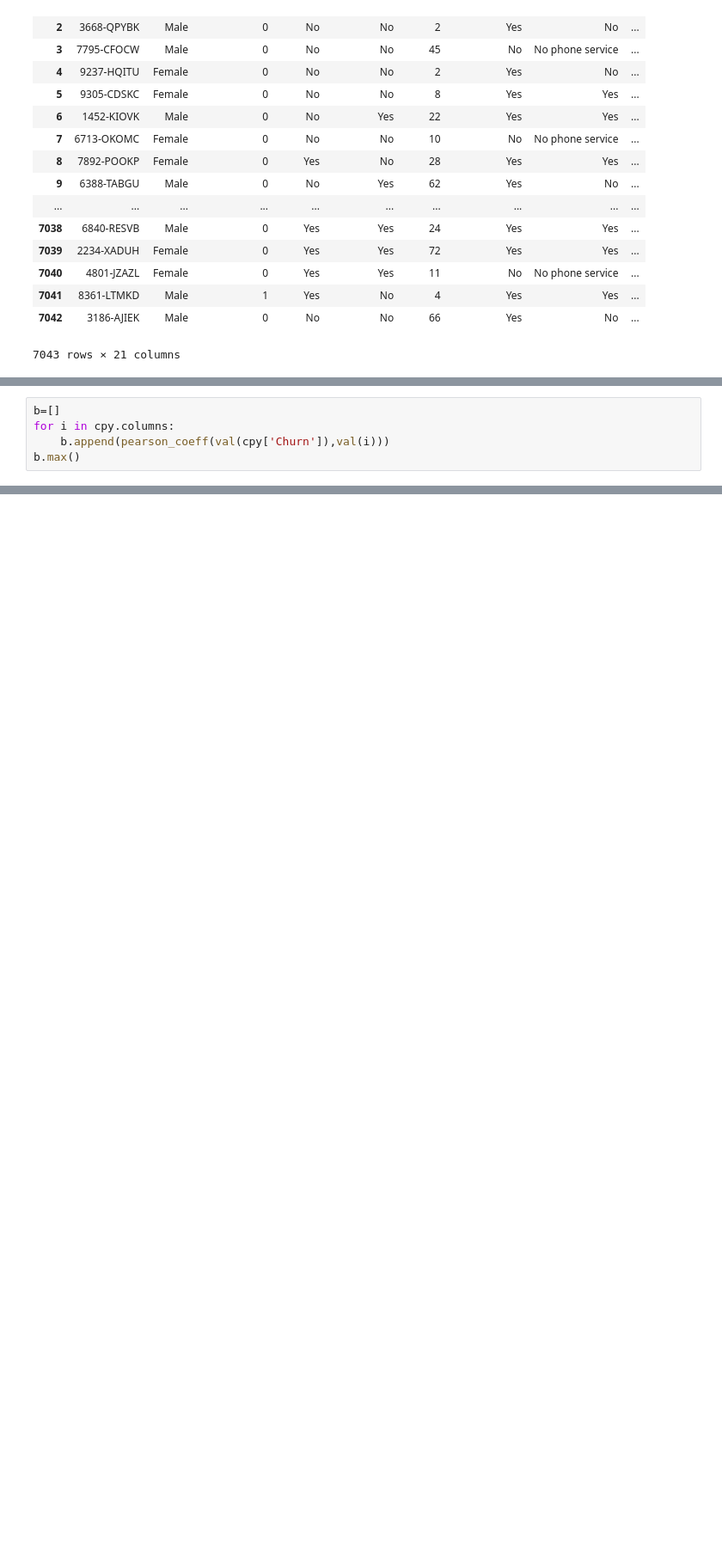
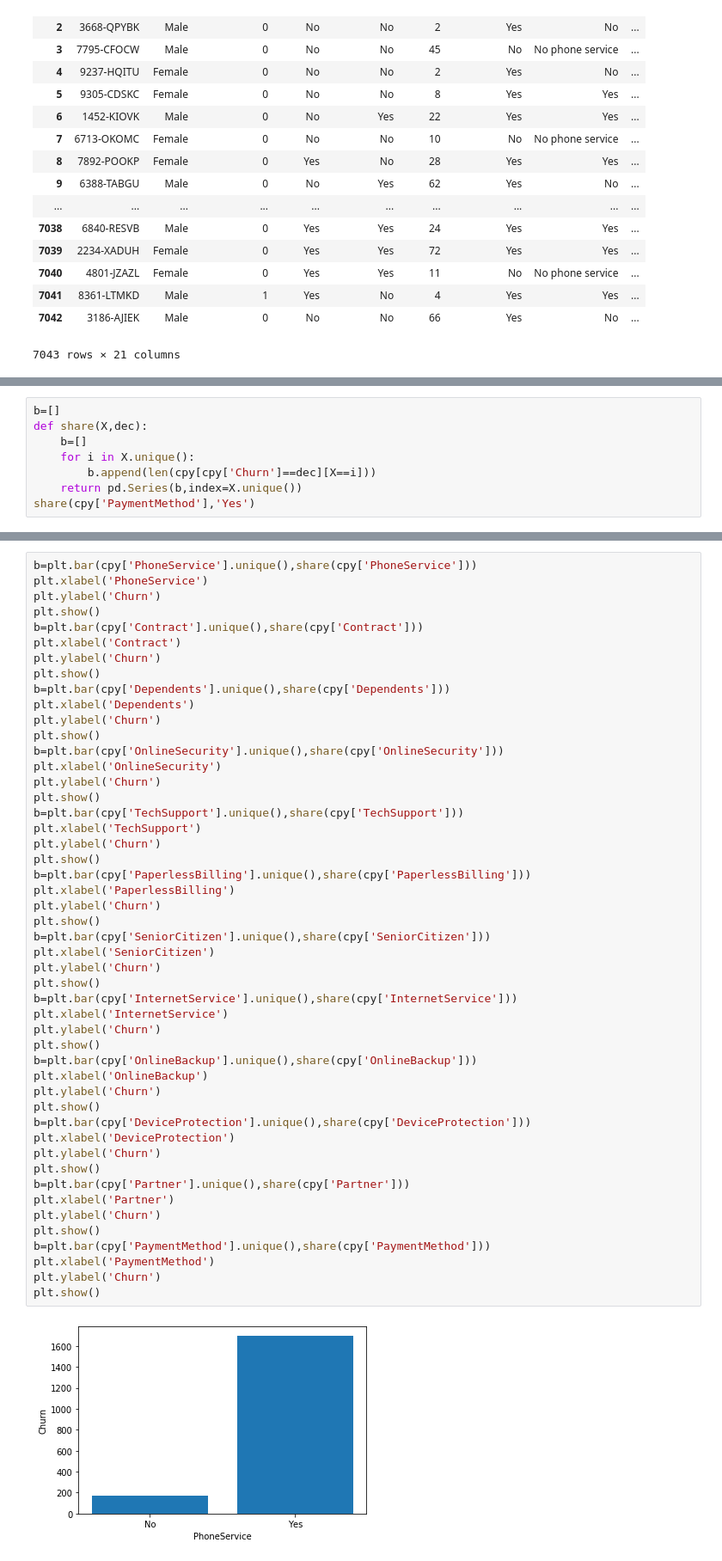
Before and after one commit to x-crox/Teleco_churn-analysis, a Jupyter notebook: Teleco churn analysis.ipynb, the cells around one changed output, grey strips where cells are left out. Shown at 86% size. Saved outputs shown, nothing was run; the diff lists cells and outputs as text; blank space fills up the shorter version.

```diff
--- a/Teleco churn analysis.ipynb
+++ b/Teleco churn analysis.ipynb
@@ -45,5 +27,0 @@ def val(X):
-# %%
-b=[]
-for i in cpy.columns:
-    b.append(pearson_coeff(val(cpy['Churn']),val(i)))
-b.max()
@@ -51,0 +39,8 @@ AttributeError: 'str' object has no attribute 'unique'
+# %%
+b=[]
+def share(X,dec):
+    b=[]
+    for i in X.unique():
+        b.append(len(cpy[cpy['Churn']==dec][X==i]))
+    return pd.Series(b,index=X.unique())
+share(cpy['PaymentMethod'],'Yes')
@@ -51,0 +82,51 @@ AttributeError: 'str' object has no attribute 'unique'
+# %%
+b=plt.bar(cpy['PhoneService'].unique(),share(cpy['PhoneService']))
+plt.xlabel('PhoneService')
+plt.ylabel('Churn')
+plt.show()
+b=plt.bar(cpy['Contract'].unique(),share(cpy['Contract']))
+plt.xlabel('Contract')
+plt.ylabel('Churn')
+plt.show()
+b=plt.bar(cpy['Dependents'].unique(),share(cpy['Dependents']))
+plt.xlabel('Dependents')
+plt.ylabel('Churn')
+plt.show()
+b=plt.bar(cpy['OnlineSecurity'].unique(),share(cpy['OnlineSecurity']))
+plt.xlabel('OnlineSecurity')
+plt.ylabel('Churn')
+plt.show()
+b=plt.bar(cpy['TechSupport'].unique(),share(cpy['TechSupport']))
+plt.xlabel('TechSupport')
+plt.ylabel('Churn')
+plt.show()
+b=plt.bar(cpy['PaperlessBilling'].unique(),share(cpy['PaperlessBilling']))
+plt.xlabel('PaperlessBilling')
+plt.ylabel('Churn')
+plt.show()
+b=plt.bar(cpy['SeniorCitizen'].unique(),share(cpy['SeniorCitizen']))
+plt.xlabel('SeniorCitizen')
+plt.ylabel('Churn')
+plt.show()
+b=plt.bar(cpy['InternetService'].unique(),share(cpy['InternetService']))
+plt.xlabel('InternetService')
+plt.ylabel('Churn')
+plt.show()
+b=plt.bar(cpy['OnlineBackup'].unique(),share(cpy['OnlineBackup']))
+plt.xlabel('OnlineBackup')
+plt.ylabel('Churn')
+plt.show()
+b=plt.bar(cpy['DeviceProtection'].unique(),share(cpy['DeviceProtection']))
+plt.xlabel('DeviceProtection')
+plt.ylabel('Churn')
+plt.show()
+b=plt.bar(cpy['Partner'].unique(),share(cpy['Partner']))
+plt.xlabel('Partner')
+plt.ylabel('Churn')
+plt.show()
+b=plt.bar(cpy['PaymentMethod'].unique(),share(cpy['PaymentMethod']))
+plt.xlabel('PaymentMethod')
+plt.ylabel('Churn')
+plt.show()
+# %% [output]
+[figure, added]
```
Also changed, not shown: parts of 10 cells of this notebook.
